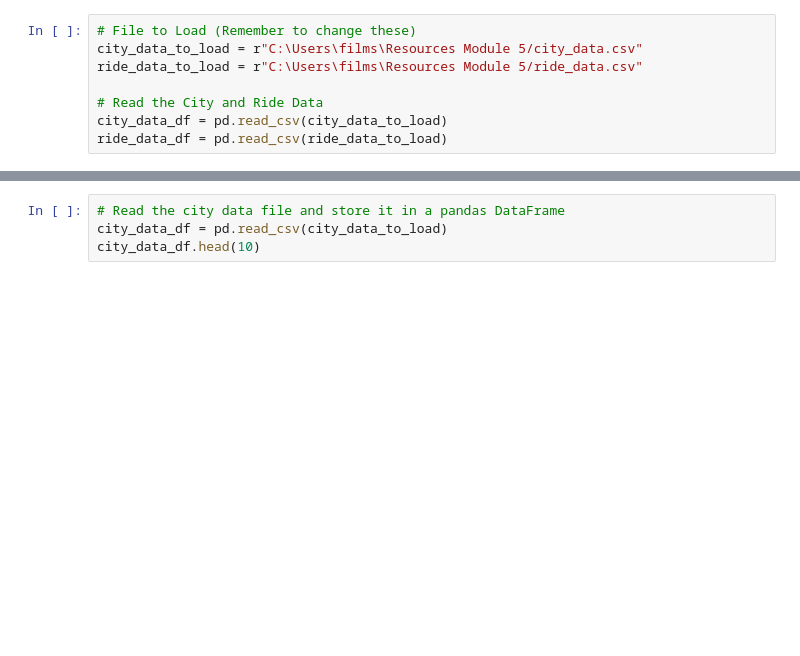
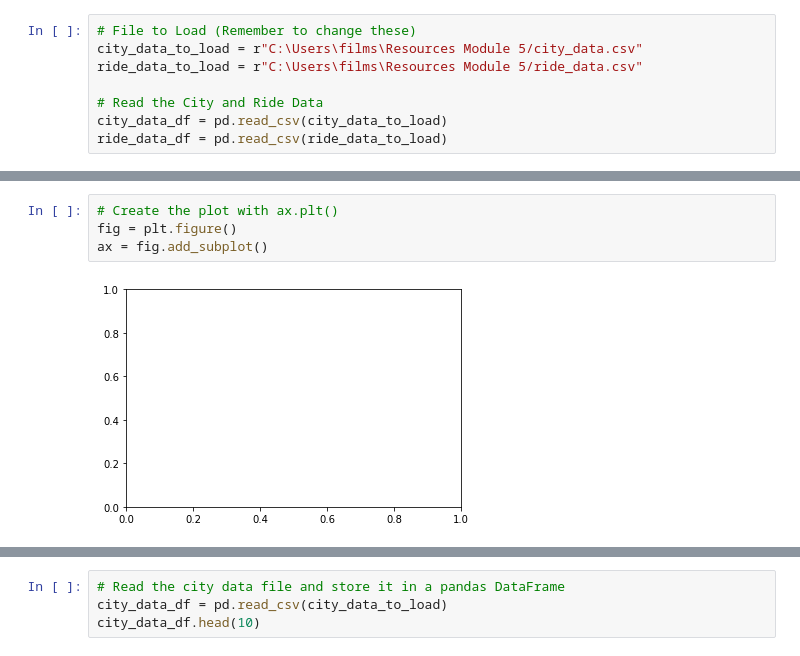
Before and after one commit to Tsedtopia/PyBer_Analysis, a Jupyter notebook: PyBer_Challenge_starter_code.ipynb, the cells around one changed output, grey strips where cells are left out. Drawn from its saved outputs; the diff is of its cells as text; blank space fills up the shorter version.

```diff
--- a/PyBer_Challenge_starter_code.ipynb
+++ b/PyBer_Challenge_starter_code.ipynb
@@ -18,0 +38,6 @@ ride_data_df = pd.read_csv(ride_data_to_load)
+# %%
+# Create the plot with ax.plt()
+fig = plt.figure()
+ax = fig.add_subplot()
+# %% [output]
+[figure, added]
```
Also changed, not shown: parts of 17 cells of this notebook.
